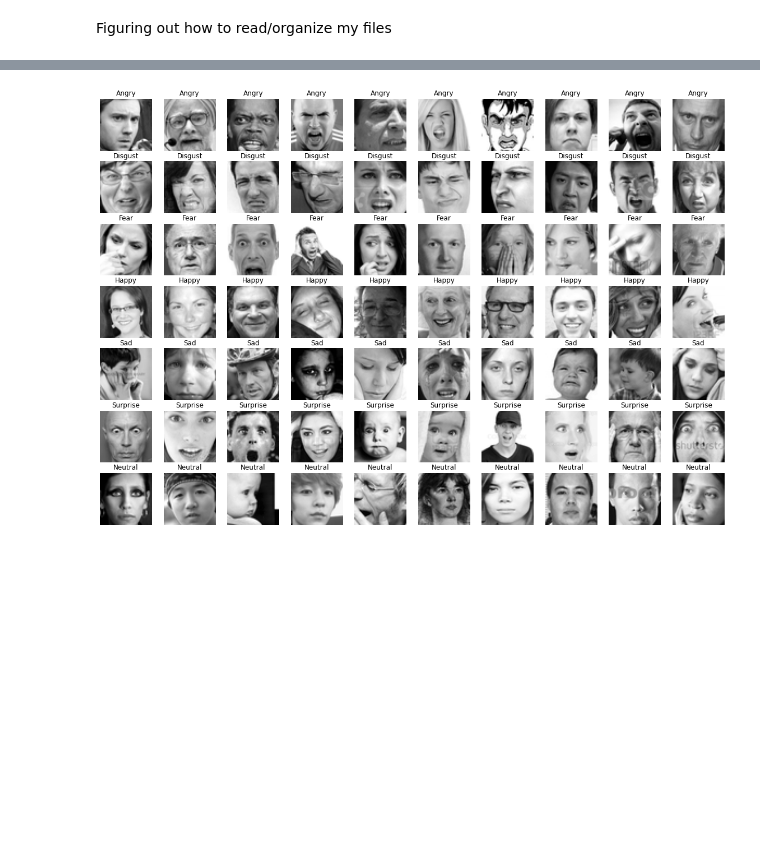
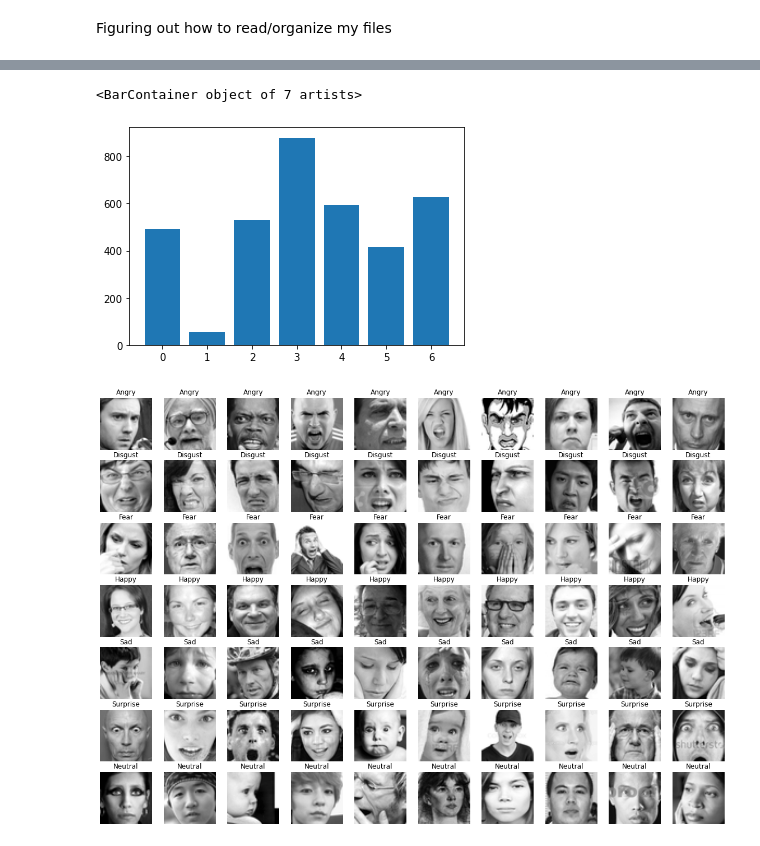
Before and after one commit to juleshansen/capstone_2, a Jupyter notebook: exploration.ipynb, the cells around one changed output, grey strips where cells are left out. Drawn from its saved outputs; the diff is of its cells as text; code cells hidden in the pictures; blank space fills up the shorter version.

```diff
--- a/exploration.ipynb
+++ b/exploration.ipynb
@@ -13,3 +21,8 @@ archive['image'] = archive['pixels'].apply(lambda x: np.array(x.split()).astype(
+# %%
+plt.bar(range(7),archive.emotion[archive.Usage == 'PrivateTest'].value_counts().sort_index())
+# %% [output]
+<BarContainer object of 7 artists>
+[figure, added]
 # %%
 em_labels = ['Angry', 'Disgust', 'Fear', 'Happy', 'Sad', 'Surprise', 'Neutral']
 em_indices = []
```
Also changed, not shown: parts of 13 cells of this notebook, 6 other files.
